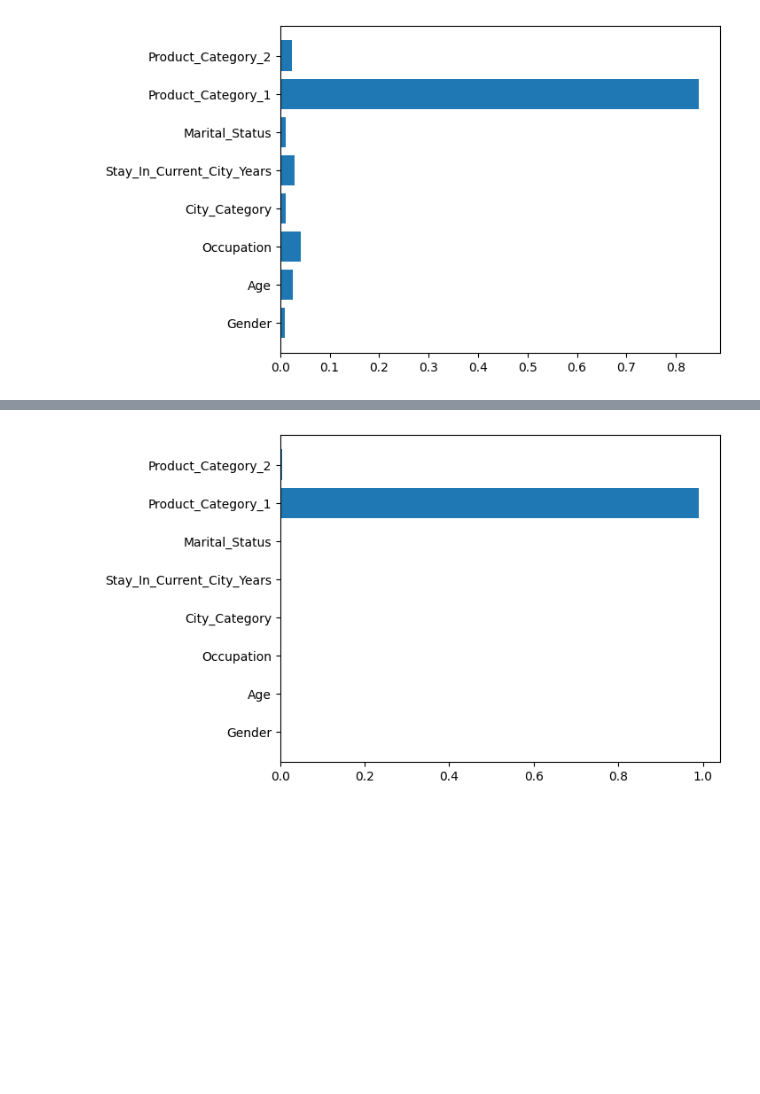
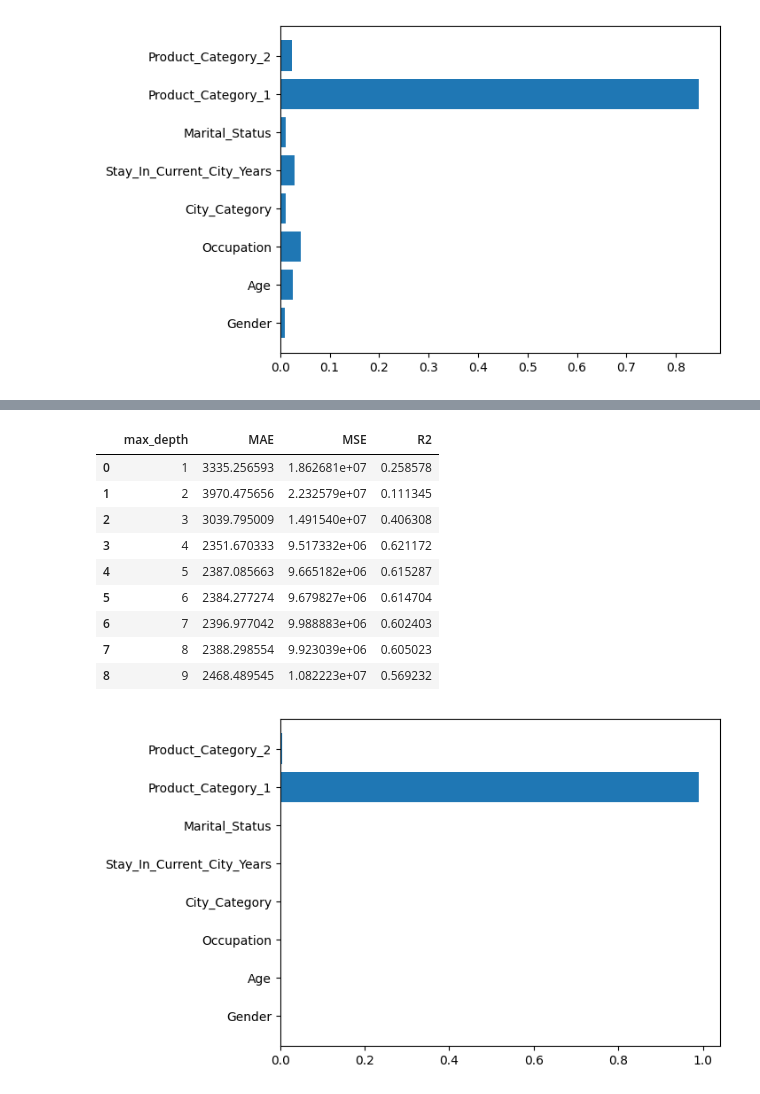
Before and after one commit to dunjica21/Projekat_ML, a Jupyter notebook: BlackFriday.ipynb, the cells around one changed output, grey strips where cells are left out. Saved outputs shown, nothing was run; the diff lists cells and outputs as text; code cells hidden in the pictures; blank space fills up the shorter version.

```diff
--- a/BlackFriday.ipynb
+++ b/BlackFriday.ipynb
@@ -673,2 +545,0 @@ plt.show()
-# %%
-model_adaboost= ensemble.AdaBoostRegressor(estimator=tree.DecisionTreeRegressor(max_depth=4), n_estimators=100, random_state=RANDOM_STATE)
@@ -692,3 +546,31 @@ mae_ada, mse_ada, r2_ada
+# %%
+mae_ada, mse_ada, r2_ada = [], [], []
+for i in range(1,10):
+    model_adaboost= ensemble.AdaBoostRegressor(estimator=tree.DecisionTreeRegressor(max_depth=i), n_estimators=100, random_state=RANDOM_STATE)
+    model_adaboost.fit(x_train, y_train)
+    y_predict_ada = model_adaboost.predict(x_test)
+    mae_ada.append(metrics.mean_absolute_error(y_test, y_predict_ada))
+    mse_ada.append(metrics.mean_squared_error(y_test, y_predict_ada))
+    r2_ada.append(metrics.r2_score(y_test, y_predict_ada))
+# %%
+df_1 = pd.DataFrame({
+    'max_depth': [1, 2, 3, 4, 5, 6, 7, 8, 9],
+    'MAE': mae_ada,
+    'MSE': mse_ada,
+    'R2': r2_ada
+})
+df_1
+# %% [output]
+|  | max_depth | MAE | MSE | R2 |
+| 0 | 1 | 3335.256593 | 1.862681e+07 | 0.258578 |
+| 1 | 2 | 3970.475656 | 2.232579e+07 | 0.111345 |
+| 2 | 3 | 3039.795009 | 1.491540e+07 | 0.406308 |
+| 3 | 4 | 2351.670333 | 9.517332e+06 | 0.621172 |
+| 4 | 5 | 2387.085663 | 9.665182e+06 | 0.615287 |
+| 5 | 6 | 2384.277274 | 9.679827e+06 | 0.614704 |
+| 6 | 7 | 2396.977042 | 9.988883e+06 | 0.602403 |
+| 7 | 8 | 2388.298554 | 9.923039e+06 | 0.605023 |
+| 8 | 9 | 2468.489545 | 1.082223e+07 | 0.569232 |
 # %%
 plt.barh(list(x.columns), model_adaboost.feature_importances_)
 plt.show()
```
Also changed, not shown: parts of 91 cells of this notebook.
